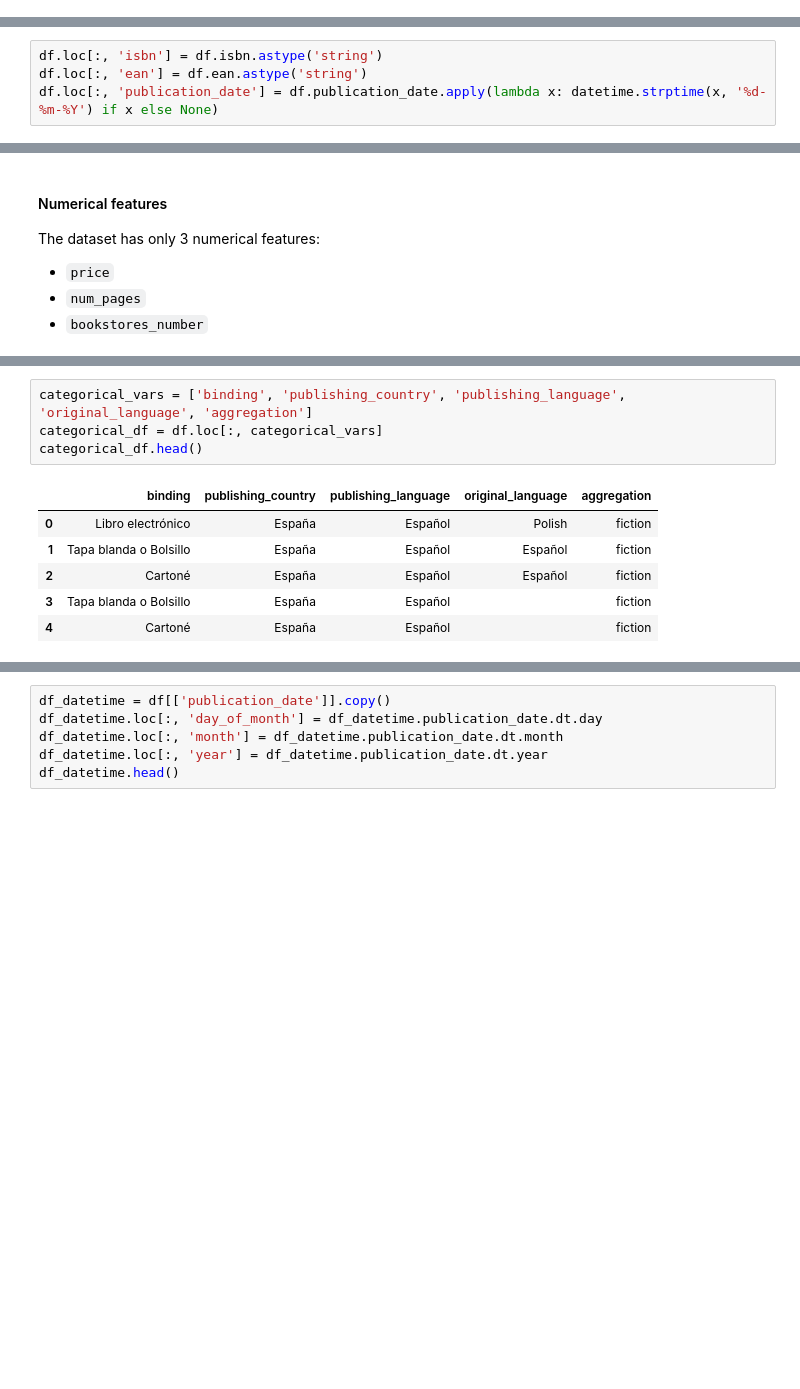
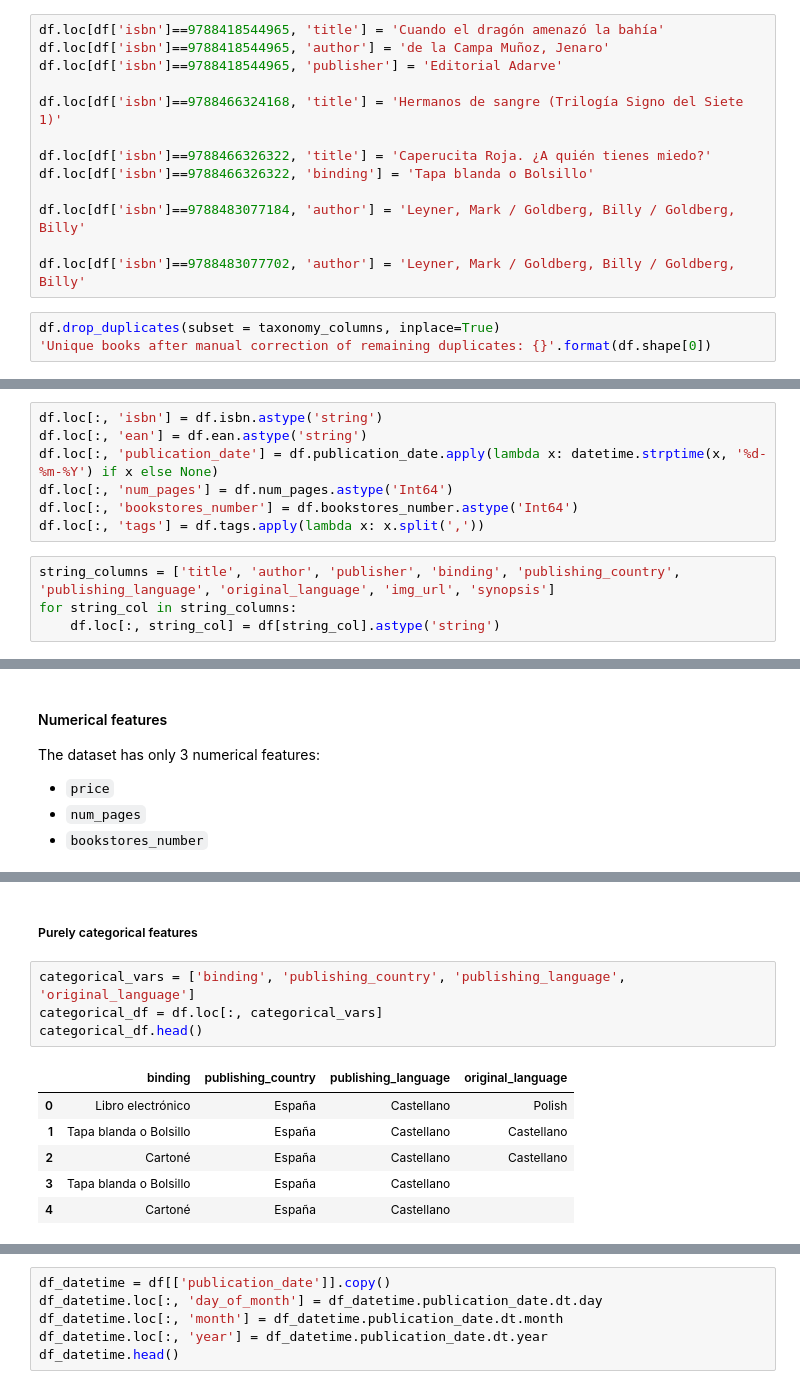
Before and after one commit to ladywithanermine/ermine-book-reviews-analysis, a Jupyter notebook: notebooks/eda_todostuslibros.ipynb, the cells around one changed output, grey strips where cells are left out. Cells and saved outputs as stored; diff of their text form; blank space fills up the shorter version.

```diff
--- a/notebooks/eda_todostuslibros.ipynb
+++ b/notebooks/eda_todostuslibros.ipynb
@@ -104,0 +263,16 @@ memory usage: 18.6+ MB
+# %%
+df.loc[df['isbn']==9788418544965, 'title'] = 'Cuando el dragón amenazó la bahía'
+df.loc[df['isbn']==9788418544965, 'author'] = 'de la Campa Muñoz, Jenaro'
+df.loc[df['isbn']==9788418544965, 'publisher'] = 'Editorial Adarve'
+
+df.loc[df['isbn']==9788466324168, 'title'] = 'Hermanos de sangre (Trilogía Signo del Siete 1)'
+
+df.loc[df['isbn']==9788466326322, 'title'] = 'Caperucita Roja. ¿A quién tienes miedo?'
+df.loc[df['isbn']==9788466326322, 'binding'] = 'Tapa blanda o Bolsillo'
+
+df.loc[df['isbn']==9788483077184, 'author'] = 'Leyner, Mark / Goldberg, Billy / Goldberg, Billy'
+
+df.loc[df['isbn']==9788483077702, 'author'] = 'Leyner, Mark / Goldberg, Billy / Goldberg, Billy'
+# %%
+df.drop_duplicates(subset = taxonomy_columns, inplace=True)
+'Unique books after manual correction of remaining duplicates: {}'.format(df.shape[0])
@@ -114,6 +300,13 @@ Most of the columns from the dataset are related to descriptive qualities (thus,
 df.loc[:, 'isbn'] = df.isbn.astype('string')
 df.loc[:, 'ean'] = df.ean.astype('string')
 df.loc[:, 'publication_date'] = df.publication_date.apply(lambda x: datetime.strptime(x, '%d-%m-%Y') if x else None)
+df.loc[:, 'num_pages'] = df.num_pages.astype('Int64')
+df.loc[:, 'bookstores_number'] = df.bookstores_number.astype('Int64')
+df.loc[:, 'tags'] = df.tags.apply(lambda x: x.split(','))
+# %%
+string_columns = ['title', 'author', 'publisher', 'binding', 'publishing_country', 'publishing_language', 'original_language', 'img_url', 'synopsis']
+for string_col in string_columns:
+    df.loc[:, string_col] = df[string_col].astype('string')
 # %%
 df.info()
 # %% [output]
@@ -272,12 +487,14 @@ Let's study the distribution of the categorical variables:
+# %% [markdown]
+##### Purely categorical features
 # %%
-categorical_vars = ['binding', 'publishing_country', 'publishing_language', 'original_language', 'aggregation']
+categorical_vars = ['binding', 'publishing_country', 'publishing_language', 'original_language']
 categorical_df = df.loc[:, categorical_vars]
 categorical_df.head()
 # %% [output]
-|  | binding | publishing_country | publishing_language | original_language | aggregation |
-| 0 | Libro electrónico | España | Español | Polish | fiction |
-| 1 | Tapa blanda o Bolsillo | España | Español | Español | fiction |
-| 2 | Cartoné | España | Español | Español | fiction |
-| 3 | Tapa blanda o Bolsillo | España | Español |  | fiction |
-| 4 | Cartoné | España | Español |  | fiction |
+|  | binding | publishing_country | publishing_language | original_language |
+| 0 | Libro electrónico | España | Castellano | Polish |
+| 1 | Tapa blanda o Bolsillo | España | Castellano | Castellano |
+| 2 | Cartoné | España | Castellano | Castellano |
+| 3 | Tapa blanda o Bolsillo | España | Castellano |  |
+| 4 | Cartoné | España | Castellano |  |
 # %% [markdown]
```
Also changed, not shown: parts of 78 cells of this notebook.
